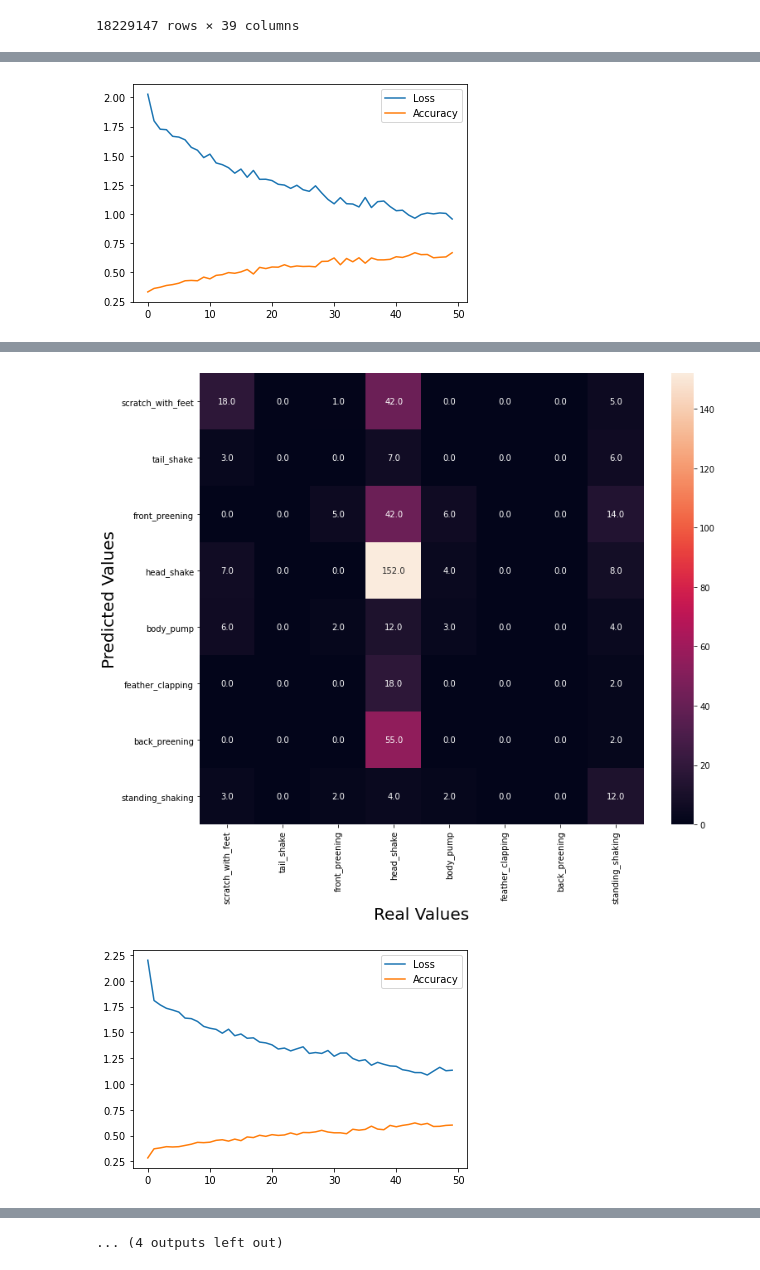
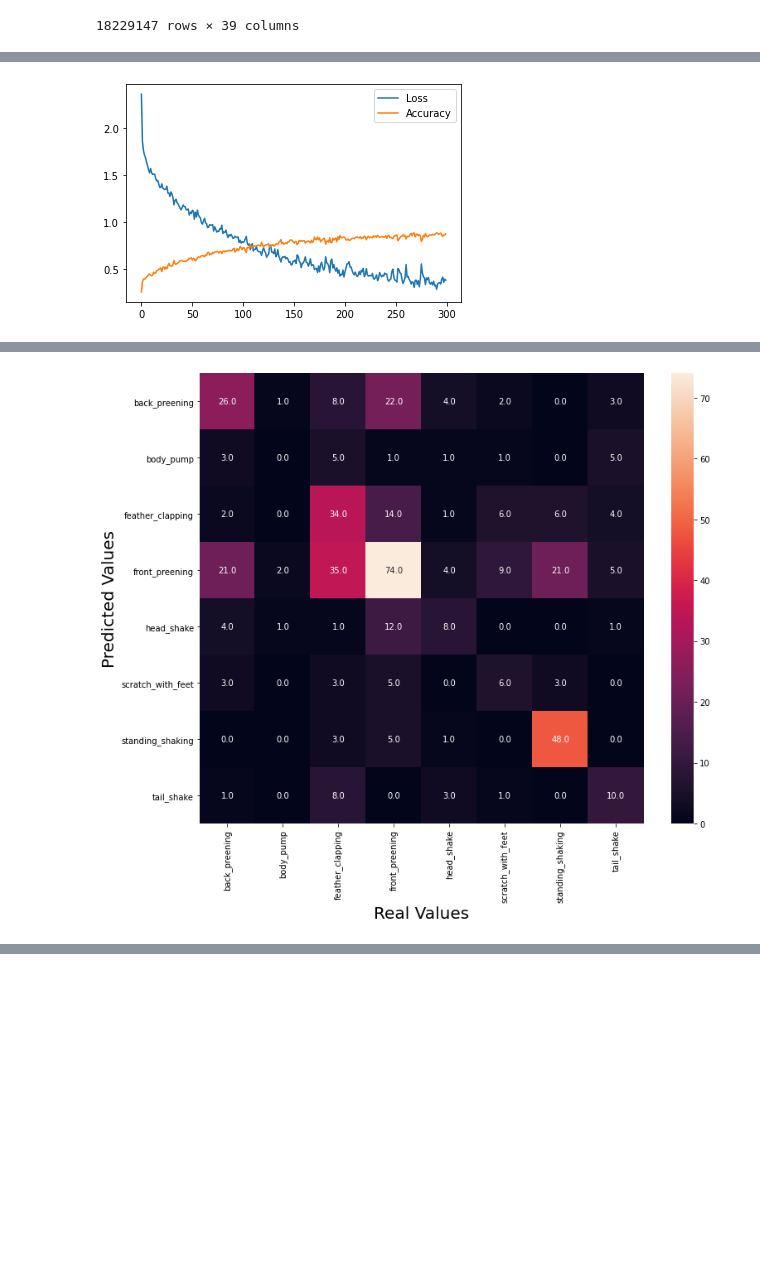
Before and after one commit to kiview/winkie, a Jupyter notebook: _ml_real_data.ipynb, the cells around one changed output, grey strips where cells are left out. Drawn from its saved outputs; the diff is of its cells as text; code cells hidden in the pictures; blank space fills up the shorter version.

Commit message:
Fix bug in label names
Co-authored-by: Neslihan Wittek <neslihanedes@gmail.com>

```diff
--- a/_ml_real_data.ipynb
+++ b/_ml_real_data.ipynb
@@ -54,6 +55,6 @@ df.behavior.value_counts().plot(kind='bar', figsize=(15,15), title='Training fra
 # %%
 def train_and_evaluate(df, features, timeslice_size, epochs, batch_size, verbose=0):
-    segmented_timeseries, label_vector, label_names = ml.build_timeseries(df, features, timeslice_length)
+    segmented_timeseries, label_vector, label_names = ml.build_timeseries(df, features, timeslice_size)
     x_train, x_test, y_train, y_test = train_test_split(segmented_timeseries, label_vector, test_size=0.4, stratify=label_vector)
     model = ml.build_model(x_train, label_vector)
     hist = model.fit(x_train,
@@ -87,9 +88,6 @@ def train_and_evaluate(df, features, timeslice_size, epochs, batch_size, verbose
 # %%
 features = [('head', 'x'), ('head', 'y'), ('tail', 'x')]
 
-train_and_evaluate(df, features, 60, 50, 32)
-train_and_evaluate(df, features, 120, 50, 32)
-train_and_evaluate(df, features, 20, 50, 32)
-train_and_evaluate(df, features, 180, 50, 32)
+train_and_evaluate(df, features, 60, 300, 32)
 # %% [output]
-[figure, old version]
+[figure, new version]
@@ -98,2 +96 @@ train_and_evaluate(df, features, 180, 50, 32)
-[figure, old version]
+[figure, new version]
-[figure, removed]
@@ -107 +96,0 @@ train_and_evaluate(df, features, 180, 50, 32)
-... (4 outputs left out)
```
Also changed, not shown: parts of 18 cells of this notebook, 8 other files.
